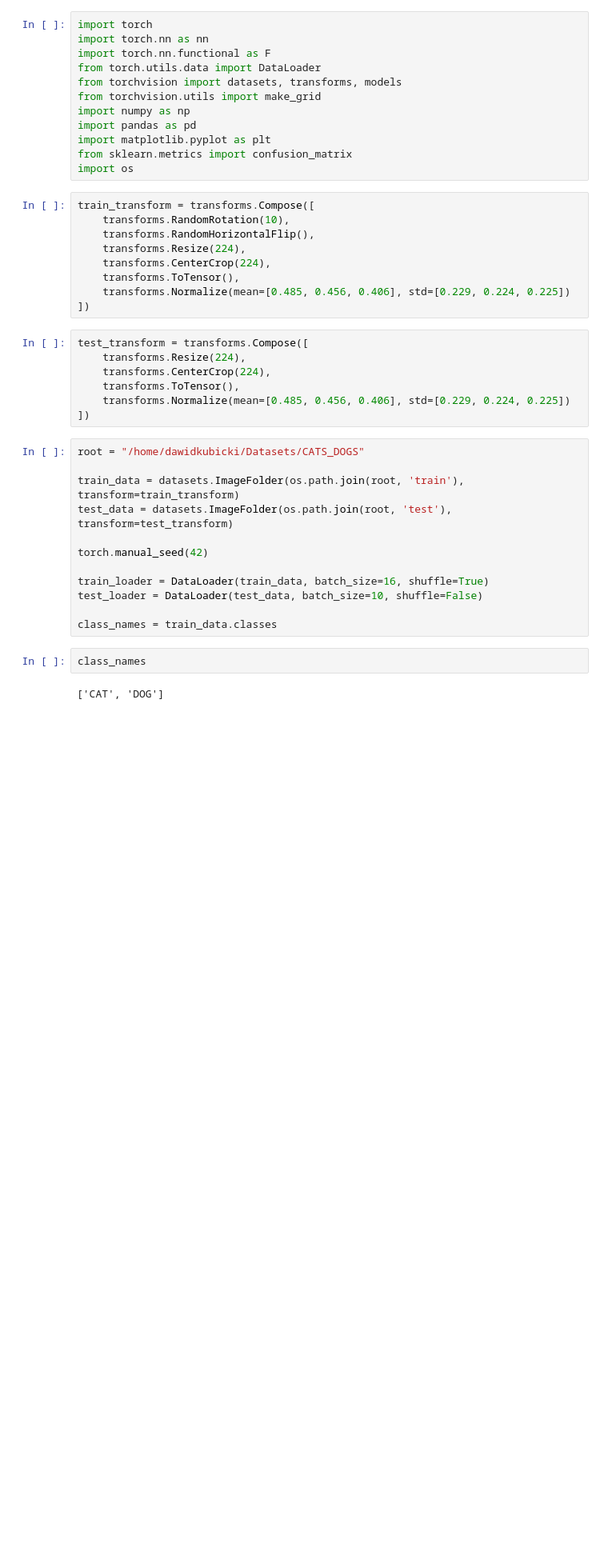
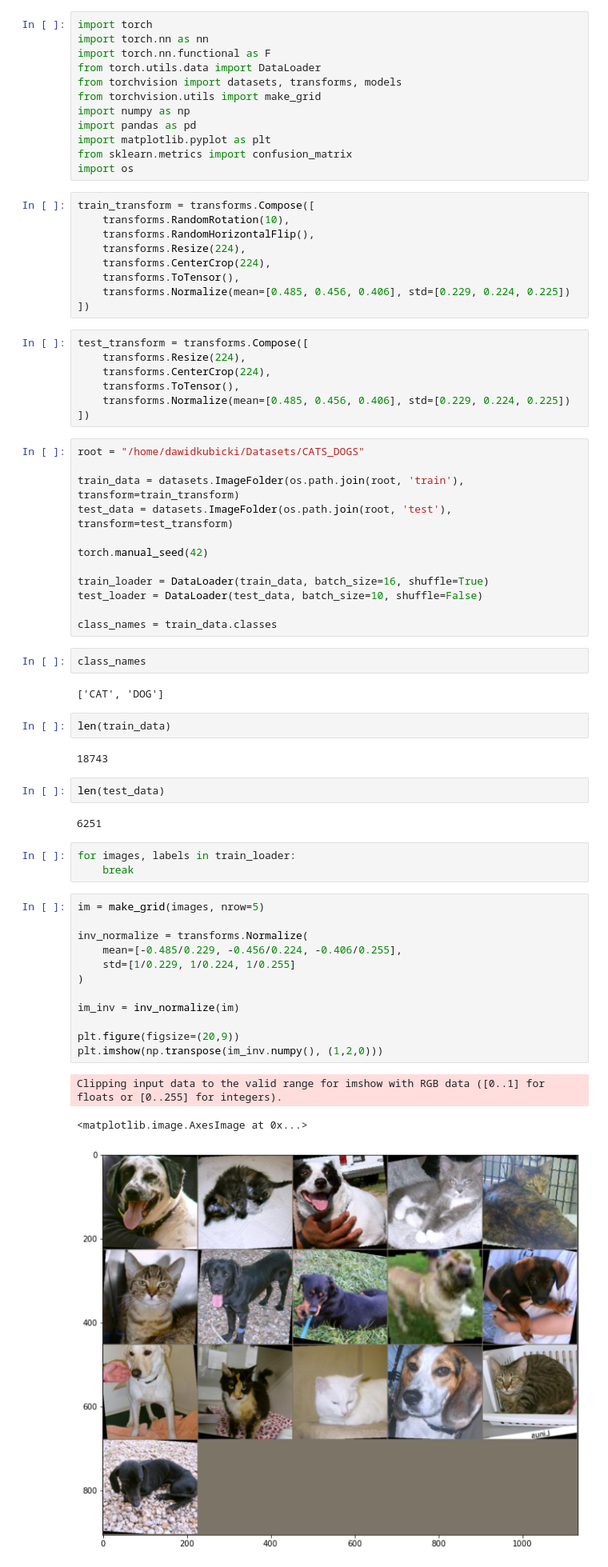
Before and after one commit to dawidkubicki/PyTorch-Crash-Projects, a Jupyter notebook: 03-CNN-Convolutional-Neural-Networks/CNN-custom-images.ipynb, the cells around one changed output. Shown at 80% size. Drawn from its saved outputs; the diff is of its cells as text; blank space fills up the shorter version.

Commit message:
cnn with custom image and data augmentation added

```diff
--- a/03-CNN-Convolutional-Neural-Networks/CNN-custom-images.ipynb
+++ b/03-CNN-Convolutional-Neural-Networks/CNN-custom-images.ipynb
@@ -42,3 +42,30 @@ class_names = train_data.classes
 class_names
 # %% [output]
 ['CAT', 'DOG']
+# %%
+len(train_data)
+# %% [output]
+18743
+# %%
+len(test_data)
+# %% [output]
+6251
+# %%
+for images, labels in train_loader:
+    break
+# %%
+im = make_grid(images, nrow=5)
+
+inv_normalize = transforms.Normalize(
+    mean=[-0.485/0.229, -0.456/0.224, -0.406/0.255],
+    std=[1/0.229, 1/0.224, 1/0.255]
+)
+
+im_inv = inv_normalize(im)
+
+plt.figure(figsize=(20,9))
+plt.imshow(np.transpose(im_inv.numpy(), (1,2,0)))
+# %% [output]
+Clipping input data to the valid range for imshow with RGB data ([0..1] for floats or [0..255] for integers).
+<matplotlib.image.AxesImage at 0x...>
+[figure, added]
```
Also changed, not shown: parts of 8 cells of this notebook.
